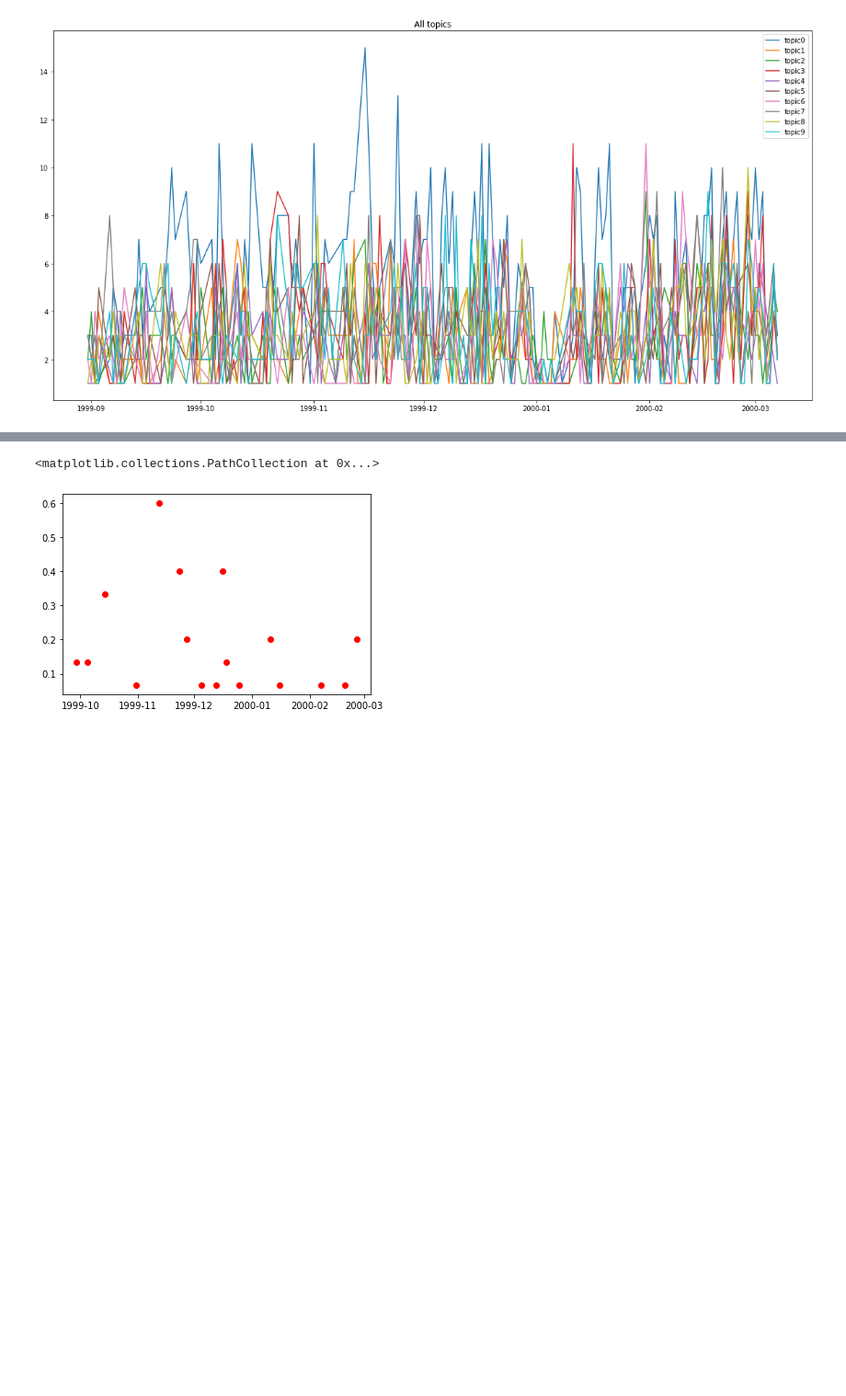
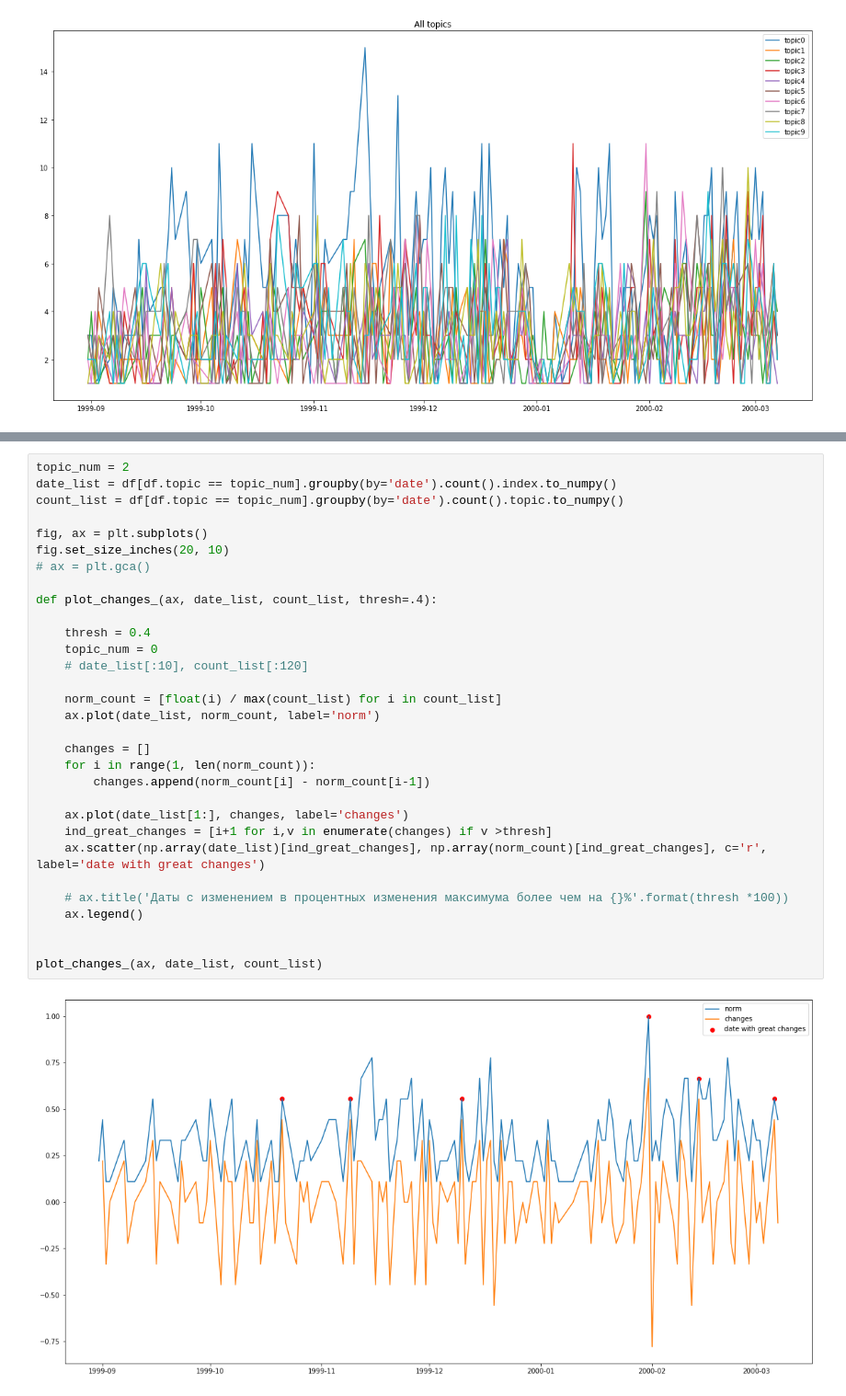
Before and after one commit to cherninkiy/vtb_moretech_2022, a Jupyter notebook: notebooks/preprocess_text_anton.ipynb, the cells around one changed output, grey strips where cells are left out. Shown at 92% size. Saved outputs shown, nothing was run; the diff lists cells and outputs as text; blank space fills up the shorter version.

Commit message:
get_ternds_topics

```diff
--- a/notebooks/preprocess_text_anton.ipynb
+++ b/notebooks/preprocess_text_anton.ipynb
@@ -348,4 +307,33 @@ No handles with labels found to put in legend.
 # %%
+topic_num = 2
+date_list = df[df.topic == topic_num].groupby(by='date').count().index.to_numpy()
+count_list = df[df.topic == topic_num].groupby(by='date').count().topic.to_numpy()
+
+fig, ax = plt.subplots()
+fig.set_size_inches(20, 10)
+# ax = plt.gca()
+
+def plot_changes_(ax, date_list, count_list, thresh=.4):
+
+    thresh = 0.4
+    topic_num = 0
+    # date_list[:10], count_list[:120]
+
+    norm_count = [float(i) / max(count_list) for i in count_list]
+    ax.plot(date_list, norm_count, label='norm')
+
+    changes = []
+    for i in range(1, len(norm_count)):
+        changes.append(norm_count[i] - norm_count[i-1])
+
+    ax.plot(date_list[1:], changes, label='changes')
+    ind_great_changes = [i+1 for i,v in enumerate(changes) if v >thresh]
+    ax.scatter(np.array(date_list)[ind_great_changes], np.array(norm_count)[ind_great_changes], c='r', label='date with great changes')
+
+    # ax.title('Даты с изменением в процентных изменения максимума более чем на {}%'.format(thresh *100))
+    ax.legend()
+
+
+plot_changes_(ax, date_list, count_list)
 # %% [output]
-<matplotlib.collections.PathCollection at 0x...>
-[figure, old version]
+[figure, new version]
```
Also changed, not shown: parts of 10 cells of this notebook.
